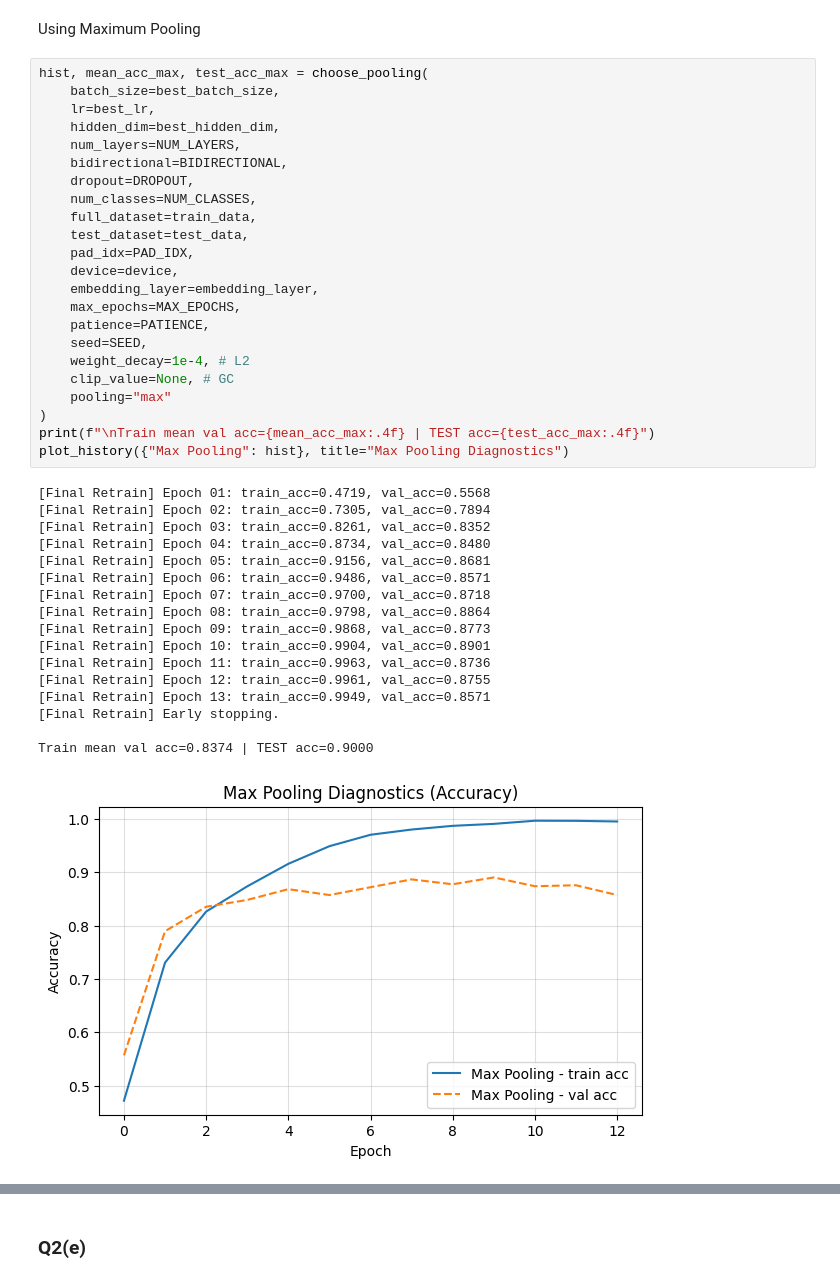
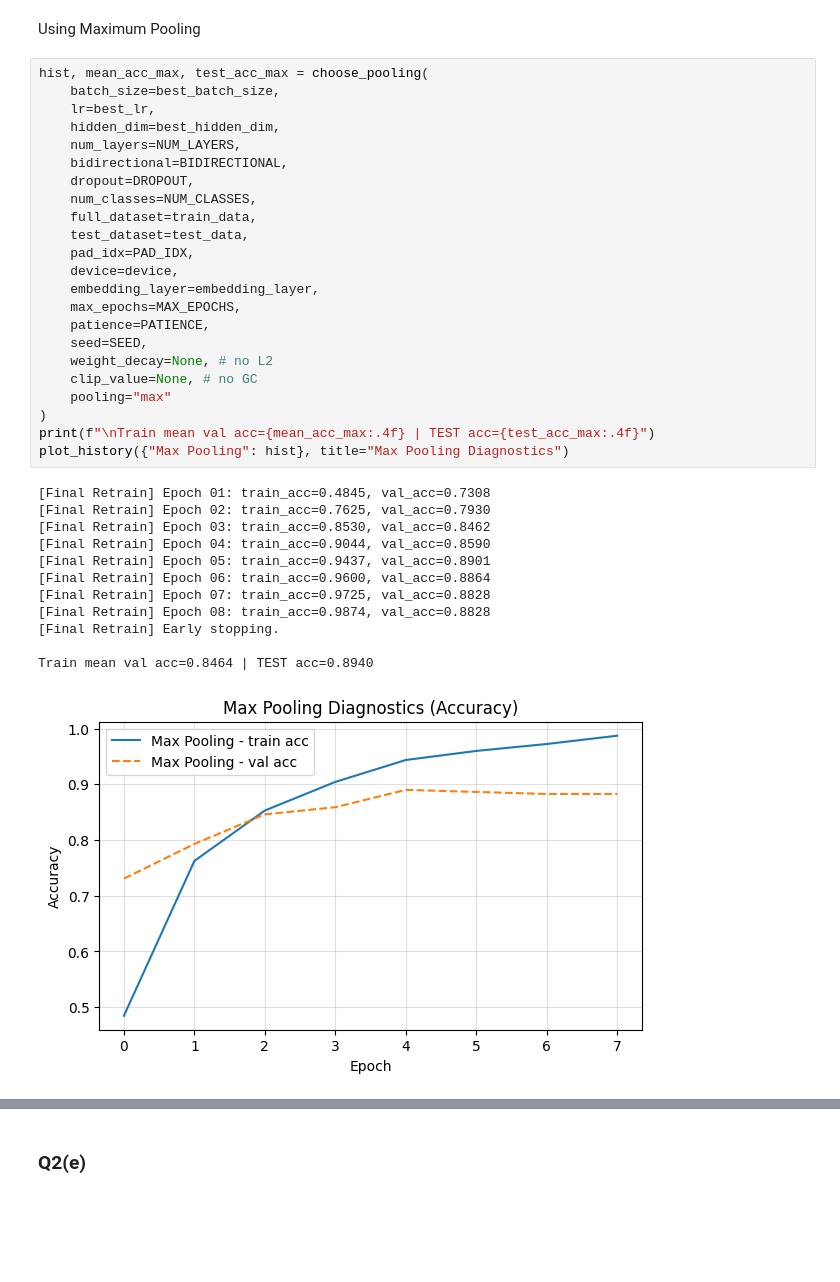
Before and after one commit to yukilam-space/SC4002-NLP, a Jupyter notebook: hs&yh/nlp_project_2.ipynb, the cells around one changed output, grey strips where cells are left out. Cells and saved outputs as stored; diff of their text form; blank space fills up the shorter version.

```diff
--- a/hs&yh/nlp_project_2.ipynb
+++ b/hs&yh/nlp_project_2.ipynb
@@ -1461,41 +1469,36 @@ Using Maximum Pooling
 # %%
 hist, mean_acc_max, test_acc_max = choose_pooling(
     batch_size=best_batch_size,
     lr=best_lr,
     hidden_dim=best_hidden_dim,
     num_layers=NUM_LAYERS,
     bidirectional=BIDIRECTIONAL,
     dropout=DROPOUT,
     num_classes=NUM_CLASSES,
     full_dataset=train_data,
     test_dataset=test_data,
     pad_idx=PAD_IDX,
     device=device,
     embedding_layer=embedding_layer,
     max_epochs=MAX_EPOCHS,
     patience=PATIENCE,
     seed=SEED,
-    weight_decay=1e-4, # L2
-    clip_value=None, # GC
+    weight_decay=None, # no L2
+    clip_value=None, # no GC
     pooling="max"
 )
 print(f"\nTrain mean val acc={mean_acc_max:.4f} | TEST acc={test_acc_max:.4f}")
 plot_history({"Max Pooling": hist}, title="Max Pooling Diagnostics")
 # %% [output]
-[Final Retrain] Epoch 01: train_acc=0.4719, val_acc=0.5568
-[Final Retrain] Epoch 02: train_acc=0.7305, val_acc=0.7894
-[Final Retrain] Epoch 03: train_acc=0.8261, val_acc=0.8352
-[Final Retrain] Epoch 04: train_acc=0.8734, val_acc=0.8480
-[Final Retrain] Epoch 05: train_acc=0.9156, val_acc=0.8681
-[Final Retrain] Epoch 06: train_acc=0.9486, val_acc=0.8571
-[Final Retrain] Epoch 07: train_acc=0.9700, val_acc=0.8718
-[Final Retrain] Epoch 08: train_acc=0.9798, val_acc=0.8864
-[Final Retrain] Epoch 09: train_acc=0.9868, val_acc=0.8773
-[Final Retrain] Epoch 10: train_acc=0.9904, val_acc=0.8901
-[Final Retrain] Epoch 11: train_acc=0.9963, val_acc=0.8736
-[Final Retrain] Epoch 12: train_acc=0.9961, val_acc=0.8755
-[Final Retrain] Epoch 13: train_acc=0.9949, val_acc=0.8571
+[Final Retrain] Epoch 01: train_acc=0.4845, val_acc=0.7308
+[Final Retrain] Epoch 02: train_acc=0.7625, val_acc=0.7930
+[Final Retrain] Epoch 03: train_acc=0.8530, val_acc=0.8462
+[Final Retrain] Epoch 04: train_acc=0.9044, val_acc=0.8590
+[Final Retrain] Epoch 05: train_acc=0.9437, val_acc=0.8901
+[Final Retrain] Epoch 06: train_acc=0.9600, val_acc=0.8864
+[Final Retrain] Epoch 07: train_acc=0.9725, val_acc=0.8828
+[Final Retrain] Epoch 08: train_acc=0.9874, val_acc=0.8828
 [Final Retrain] Early stopping.
 
-Train mean val acc=0.8374 | TEST acc=0.9000
+Train mean val acc=0.8464 | TEST acc=0.8940
-[figure, old version]
+[figure, new version]
```
Also changed, not shown: parts of 24 cells of this notebook, 3 other files.
